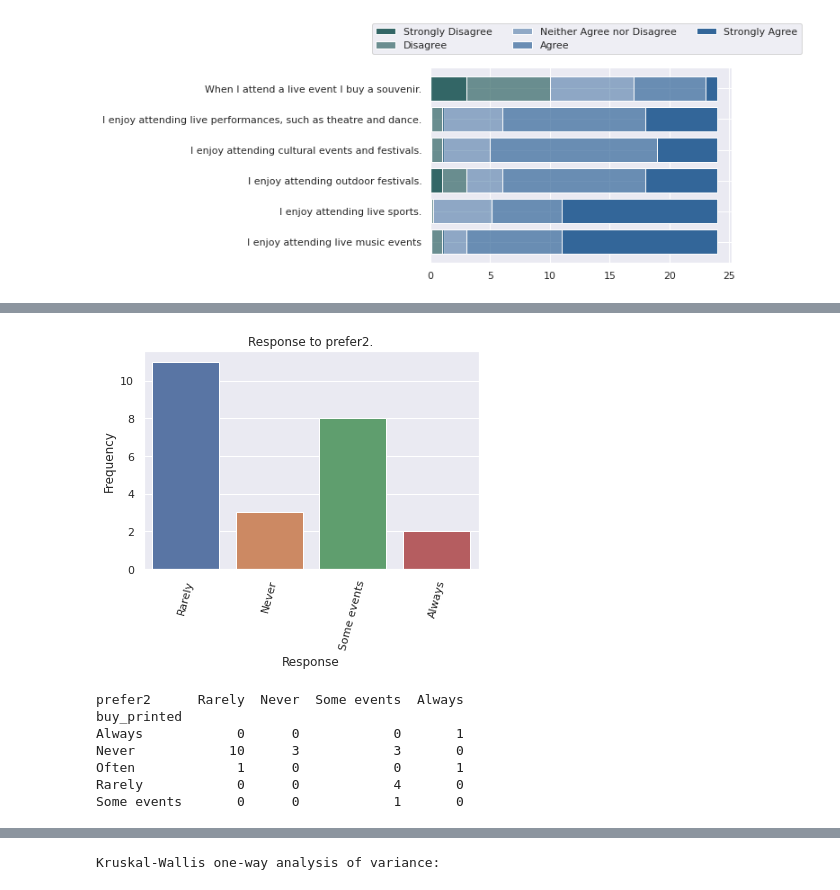
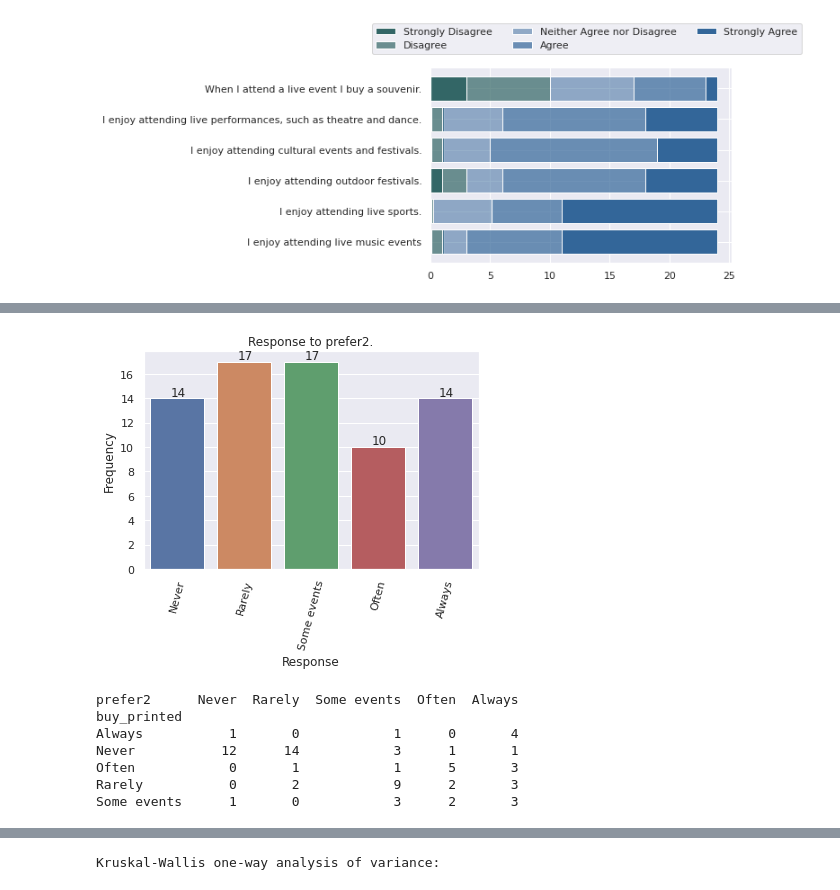
Before and after one commit to LibbyFender/Learning, a Jupyter notebook: SPEX650.ipynb, the cells around one changed output, grey strips where cells are left out. Drawn from its saved outputs; the diff is of its cells as text; code cells hidden in the pictures.

```diff
--- a/SPEX650.ipynb
+++ b/SPEX650.ipynb
@@ -272,5 +260,7 @@ plt.title('Frequency Distribution \nWhen I attend a live event I buy a souvenir.
 plt.ylabel('Frequency', fontsize=12)
 plt.xlabel('Response', fontsize=12)
 plt.xticks(rotation=75)
+for i in range(len(buy_souvenir.values)):
+  plt.text((i)-0.1, buy_souvenir[i]+.2, s=buy_souvenir[i])
 plt.show()
 # %% [output]
@@ -284,5 +274,7 @@ plt.title('When I receive a printed ticket I save the ticketstub.')
 plt.ylabel('Frequency', fontsize=12)
 plt.xlabel('Response', fontsize=12)
 plt.xticks(rotation = 75)
+for i in range(len(save_stub.values)):
+  plt.text((i)-0.1, save_stub[i]+.2, s=save_stub[i])
 plt.show()
 # %% [output]
@@ -306,5 +298,7 @@ plt.title('I enjoy attending live music events.')
 plt.ylabel('Frequency')
 #plt.xlabel('Response')
 plt.xticks(rotation = 75)
+for i in range(len(enjoy_music.values)):
+  plt.text((i)-0.1, enjoy_music[i]+.2, s=enjoy_music[i])
 plt.show()
 # %% [output]
@@ -390,10 +384,13 @@ def invariate(question, likert_type):
   sns.barplot(column_frequency.index, column_frequency.values)
   abc=pd.crosstab(df['buy_printed'], df[question])
   abc=abc[likert_type]
-  #abc.sort_index(level=likert_2)
   plt.title('Response to '+ question +'.')
   plt.ylabel('Frequency')
   plt.xlabel('Response')
   plt.xticks(rotation = 75)
+  for i in range(len(column_frequency.values)):
+    plt.text((i)-0.1, column_frequency[i]+.2, s=column_frequency[i])
+    #print(column_frequency.sum())
+  #plt.text(2.7, 16, s='no response='+ (72-(column_frequency.sum())))
   plt.show()
   print(abc.head())
@@ -683,14 +696,14 @@ Some events      0       0            1      0       0
 # %%
-invariate('prefer2', prefer2_list)
+invariate('prefer2', likert_2)
 # %% [output]
-[figure, old version]
+[figure, new version]
-prefer2      Rarely  Never  Some events  Always
+prefer2      Never  Rarely  Some events  Often  Always
 buy_printed
-Always            0      0            0       1
-Never            10      3            3       0
-Often             1      0            0       1
-Rarely            0      0            4       0
-Some events       0      0            1       0
+Always           1       0            1      0       4
+Never           12      14            3      1       1
+Often            0       1            1      5       3
+Rarely           0       2            9      2       3
+Some events      1       0            3      2       3
 # %%
 invariate('buy_printed', likert_2)
 # %% [output]
```
Also changed, not shown: parts of 49 cells of this notebook.
